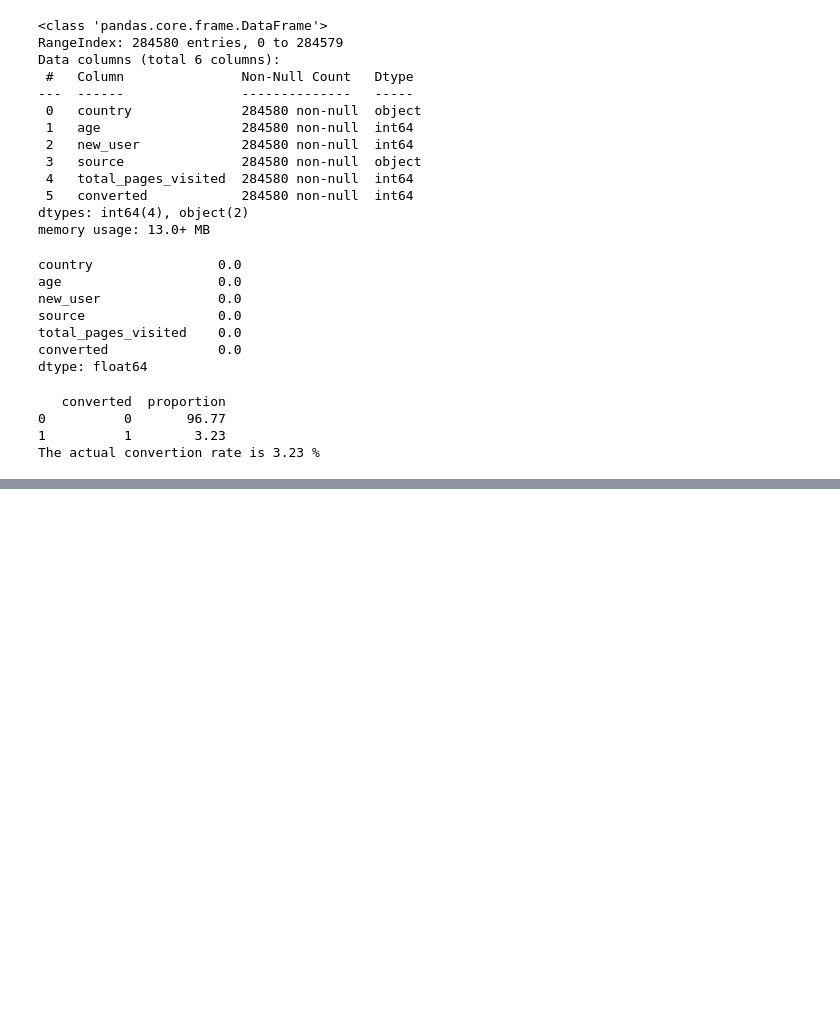
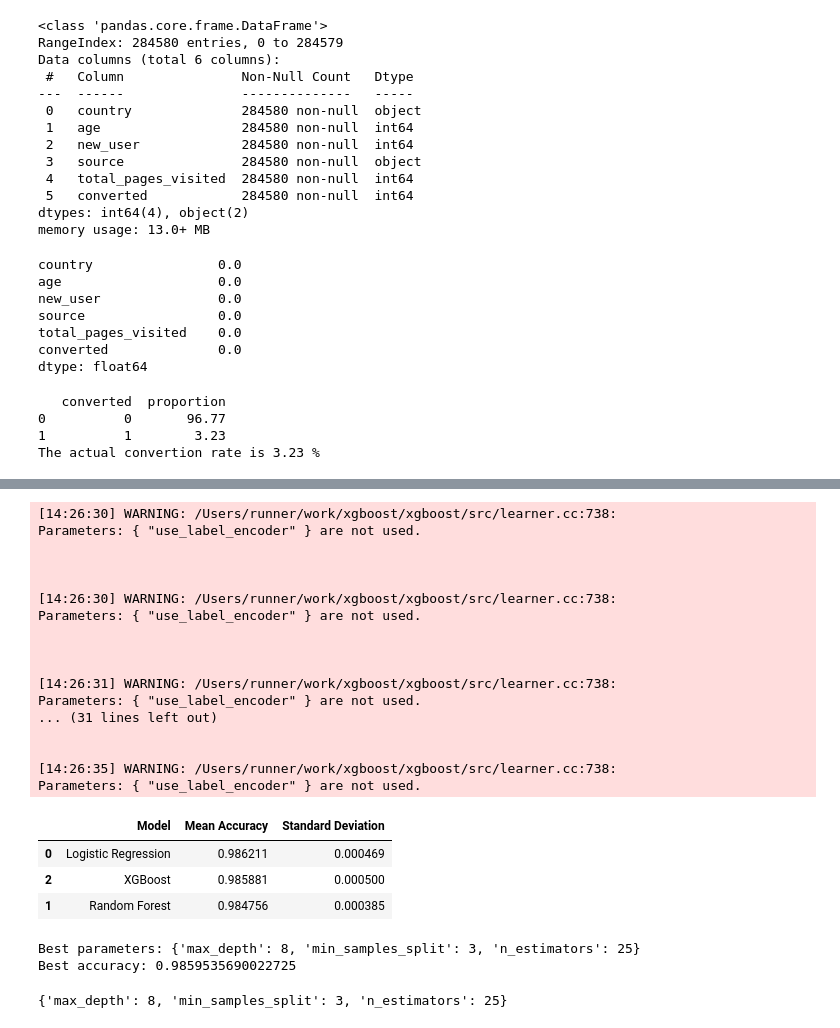
Before and after one commit to Quentin-qha/Jedha, a Jupyter notebook: 05_supervised_machine_learning/convertion_rate.ipynb, the cells around one changed output, grey strips where cells are left out. Saved outputs shown, nothing was run; the diff lists cells and outputs as text; code cells hidden in the pictures; blank space fills up the shorter version.

```diff
--- a/05_supervised_machine_learning/convertion_rate.ipynb
+++ b/05_supervised_machine_learning/convertion_rate.ipynb
@@ -133,0 +224,78 @@ fig.show()
+# %%
+models = {
+    "Logistic Regression": LogisticRegression(),
+    "Random Forest": RandomForestClassifier(),
+    "XGBoost": XGBClassifier(use_label_encoder=False, eval_metric="logloss")
+}
+
+results = []
+
+for name, model in models.items():
+    pipeline = Pipeline(steps=[
+        ('preprocessor', preprocessor),
+        ('classifier', model)
+    ])
+    scores = cross_val_score(pipeline, X, y, cv=10)
+    results.append({
+        "Model": name,
+        "Mean Accuracy": scores.mean(),
+        "Standard Deviation": scores.std()
+    })
+
+results_df = pd.DataFrame(results)
+results_df.sort_values(by="Mean Accuracy", ascending=False)
+# %% [output]
+[14:26:30] WARNING: /Users/runner/work/xgboost/xgboost/src/learner.cc:738:
+Parameters: { "use_label_encoder" } are not used.
+
+
+
+[14:26:30] WARNING: /Users/runner/work/xgboost/xgboost/src/learner.cc:738:
+Parameters: { "use_label_encoder" } are not used.
+
+
+
+[14:26:31] WARNING: /Users/runner/work/xgboost/xgboost/src/learner.cc:738:
+Parameters: { "use_label_encoder" } are not used.
+... (31 lines left out)
+
+
+[14:26:35] WARNING: /Users/runner/work/xgboost/xgboost/src/learner.cc:738:
+Parameters: { "use_label_encoder" } are not used.
+|  | Model | Mean Accuracy | Standard Deviation |
+| 0 | Logistic Regression | 0.986211 | 0.000469 |
+| 2 | XGBoost | 0.985881 | 0.000500 |
+| 1 | Random Forest | 0.984756 | 0.000385 |
+# %%
+choosed_model = RandomForestClassifier(random_state=42)
+
+params = {
+    'n_estimators': [15, 20, 25],
+    'max_depth': [7, 8, 9],
+    'min_samples_split': [3, 4]
+}
+
+grid_search = GridSearchCV(
+    estimator=choosed_model,
+    param_grid=params,
+    cv=5,
+    scoring='accuracy'
+)
+
+grid_pipeline = Pipeline([
+    ('preprocessor', preprocessor),
+    ('classifier', grid_search)
+])
+
+grid_pipeline.fit(X_train, y_train)
+
+print("Best parameters:", grid_search.best_params_)
+print("Best accuracy:", grid_search.best_score_)
+# %% [output]
+Best parameters: {'max_depth': 8, 'min_samples_split': 3, 'n_estimators': 25}
+Best accuracy: 0.9859535690022725
+# %%
+best_params = grid_pipeline.named_steps['classifier'].best_params_
+best_params
+# %% [output]
+{'max_depth': 8, 'min_samples_split': 3, 'n_estimators': 25}
```
Also changed, not shown: parts of 14 cells of this notebook.
